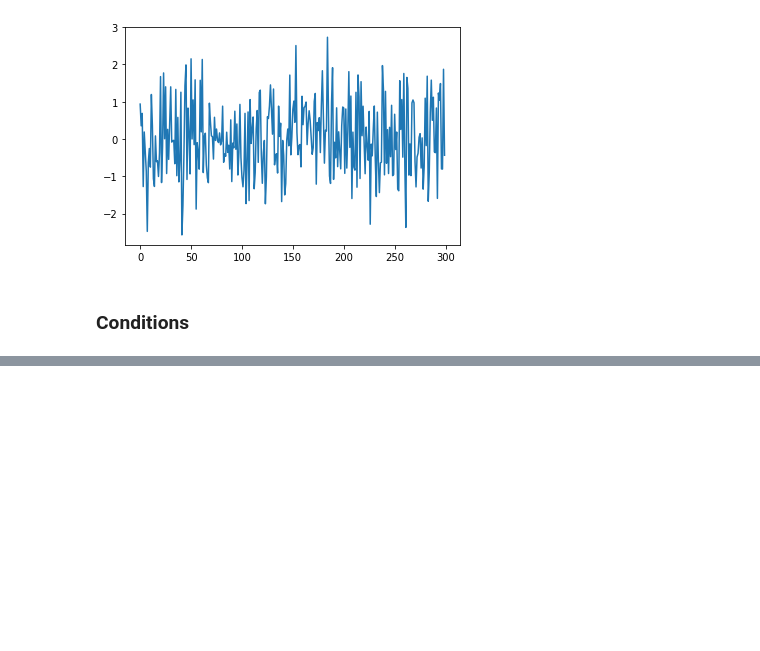
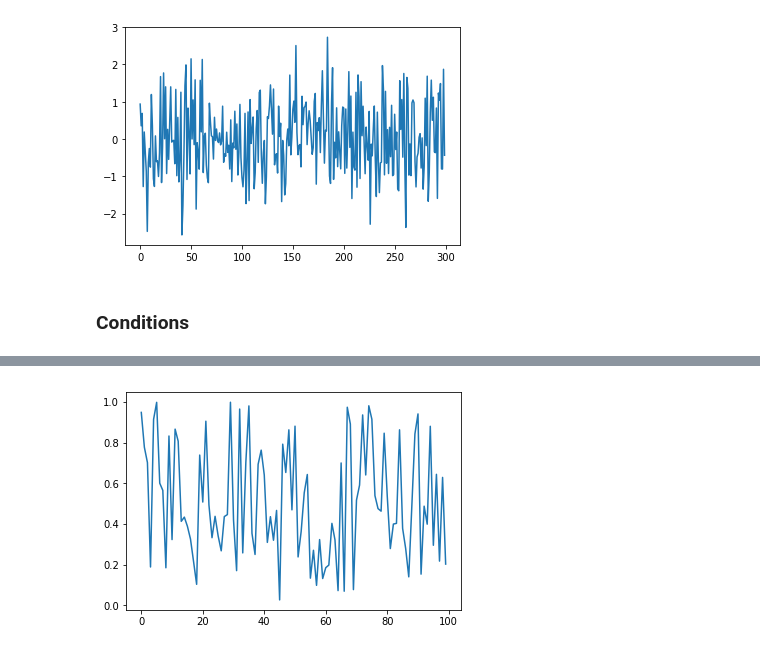
Before and after one commit to sjvasconcello/quantecon, a Jupyter notebook: python_by_example/python_by_example.ipynb, the cells around one changed output, grey strips where cells are left out. Drawn from its saved outputs; the diff is of its cells as text; code cells hidden in the pictures; blank space fills up the shorter version.

```diff
--- a/python_by_example/python_by_example.ipynb
+++ b/python_by_example/python_by_example.ipynb
@@ -194,0 +242,4 @@ run definition_functions.py
+# %%
+run conditions2.py
+# %% [output]
+[figure, added]
```
Also changed, not shown: parts of 20 cells of this notebook, 4 other files.
